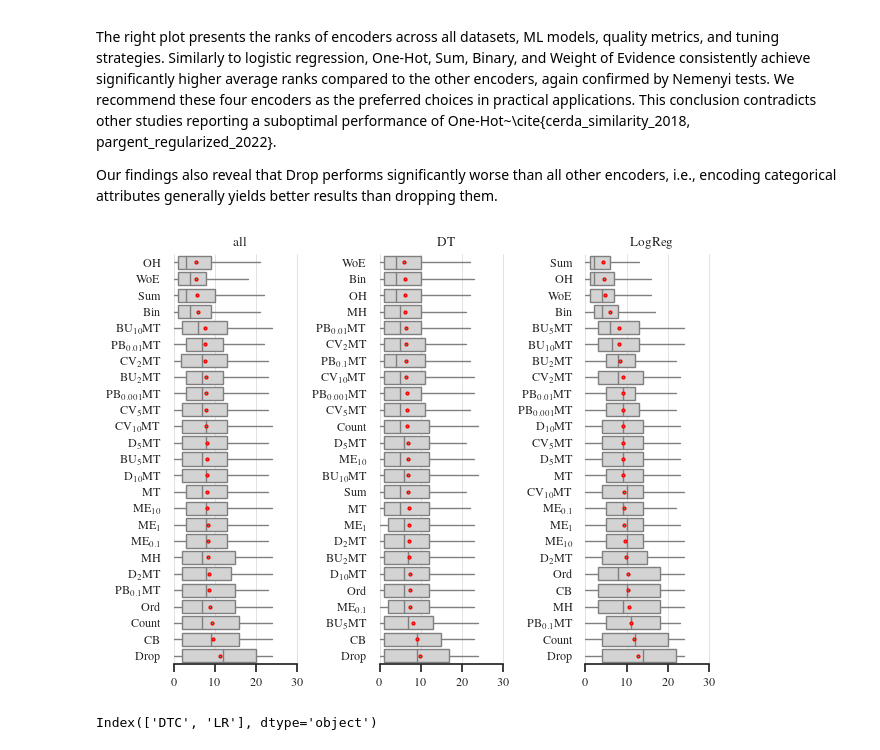
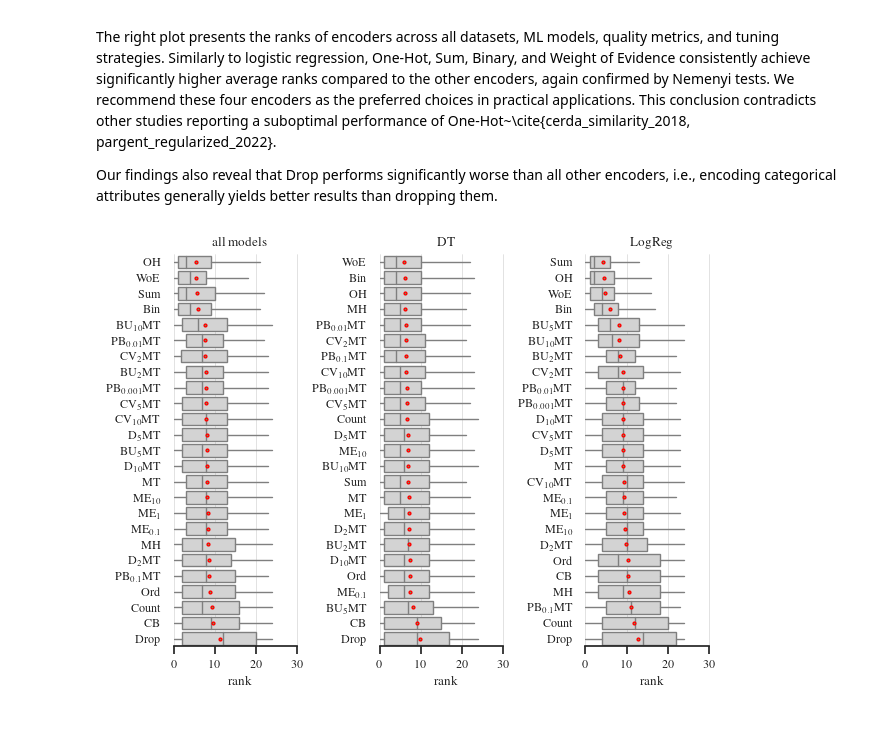
Before and after one commit to DrCohomology/EncoderBenchmarking, a Jupyter notebook: analysis/result_analysis.ipynb, the cells around one changed output. Cells and saved outputs as stored; diff of their text form; code cells hidden in the pictures.

```diff
--- a/analysis/result_analysis.ipynb
+++ b/analysis/result_analysis.ipynb
@@ -186,19 +186,19 @@ Our findings also reveal that Drop performs significantly worse than all other e
 # %%
 rf = u.load_rf()
 models = [None, "DTC", "LR"]
 
 fig, axes = plt.subplots(1, len(models))
 for ax, model in zip(axes.flatten(), models):
     u.boxplot_encoder_ranks(rf, ax, model)
-    ax.set_title(u.FACTOR_LATEX["model"][model])
+    if model is None:
+        ax.set_title("all models")
+    else:
+        ax.set_title(u.FACTOR_LATEX["model"][model])
+    ax.set_xlabel("rank")
 sns.despine(left=True, trim=True)
 plt.tight_layout(w_pad=0.5)
 
 fig.savefig(u.BASE_DIR / "analysis" / "plots/encoder_ranks.png")
 plt.show()
 # %% [output]
-[figure, old version]
+[figure, new version]
-# %%
-rf.columns.get_level_values(1).unique()
-# %% [output]
-Index(['DTC', 'LR'], dtype='object')
```
Also changed, not shown: parts of 1 cell of this notebook, 7 other files.
